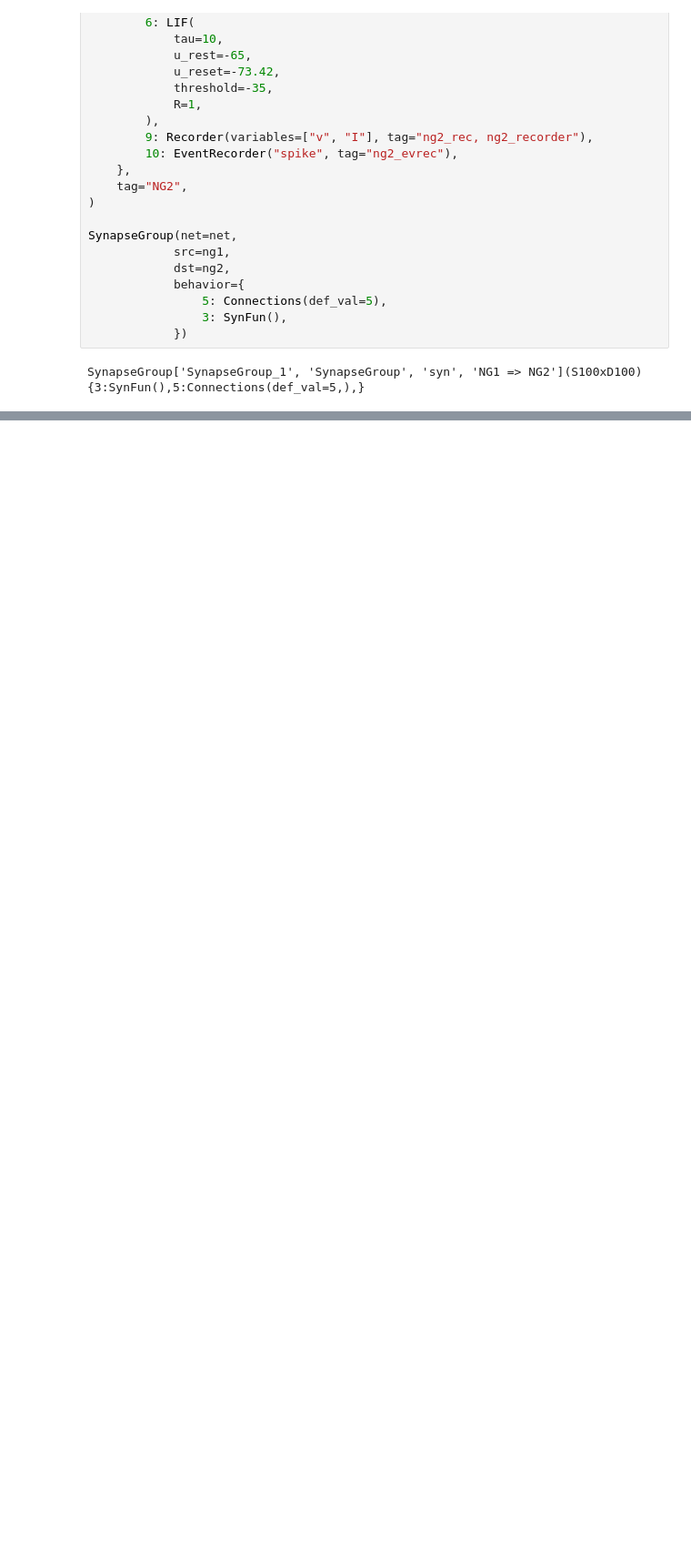
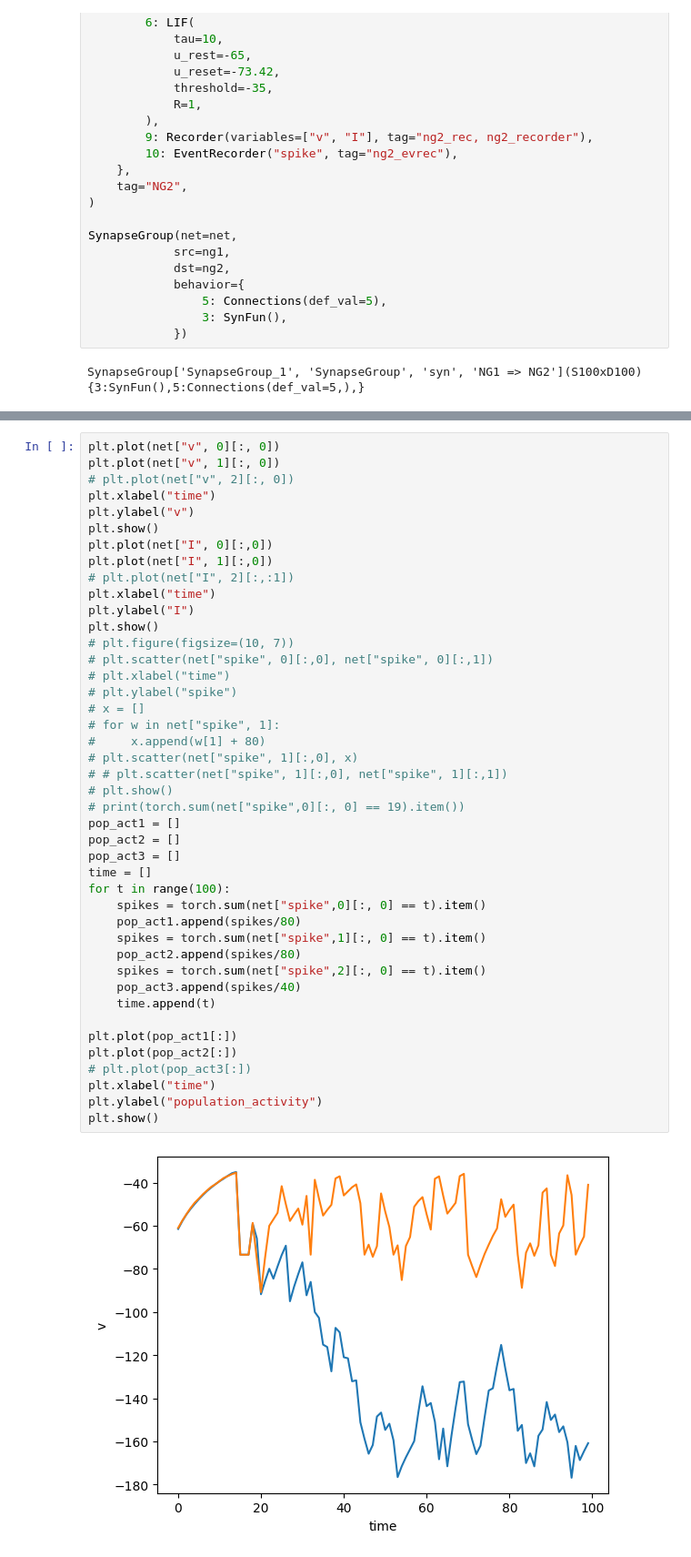
Before and after one commit to nrgsghanei2001/ComputationalNeuroScience, a Jupyter notebook: Neural_Populations_and_Synapses/main.ipynb, the cells around one changed output, grey strips where cells are left out. Shown at 91% size. Cells and saved outputs as stored; diff of their text form; blank space fills up the shorter version.

```diff
--- a/Neural_Populations_and_Synapses/main.ipynb
+++ b/Neural_Populations_and_Synapses/main.ipynb
@@ -82,0 +259,45 @@ tensor([[0., 0., 5.,  ..., 5., 0., 0.],
+# %%
+plt.plot(net["v", 0][:, 0])
+plt.plot(net["v", 1][:, 0])
+# plt.plot(net["v", 2][:, 0])
+plt.xlabel("time")
+plt.ylabel("v")
+plt.show()
+plt.plot(net["I", 0][:,0])
+plt.plot(net["I", 1][:,0])
+# plt.plot(net["I", 2][:,:1])
+plt.xlabel("time")
+plt.ylabel("I")
+plt.show()
+# plt.figure(figsize=(10, 7))
+# plt.scatter(net["spike", 0][:,0], net["spike", 0][:,1])
+# plt.xlabel("time")
+# plt.ylabel("spike")
+# x = []
+# for w in net["spike", 1]:
+#     x.append(w[1] + 80)
+# plt.scatter(net["spike", 1][:,0], x)
+# # plt.scatter(net["spike", 1][:,0], net["spike", 1][:,1])
+# plt.show()
+# print(torch.sum(net["spike",0][:, 0] == 19).item())
+pop_act1 = []
+pop_act2 = []
+pop_act3 = []
+time = []
+for t in range(100):
+    spikes = torch.sum(net["spike",0][:, 0] == t).item()
+    pop_act1.append(spikes/80)
+    spikes = torch.sum(net["spike",1][:, 0] == t).item()
+    pop_act2.append(spikes/80)
+    spikes = torch.sum(net["spike",2][:, 0] == t).item()
+    pop_act3.append(spikes/40)
+    time.append(t)
+
+plt.plot(pop_act1[:])
+plt.plot(pop_act2[:])
+# plt.plot(pop_act3[:])
+plt.xlabel("time")
+plt.ylabel("population_activity")
+plt.show()
+# %% [output]
+[figure, added]
```
Also changed, not shown: parts of 5 cells of this notebook, 3 other files.
